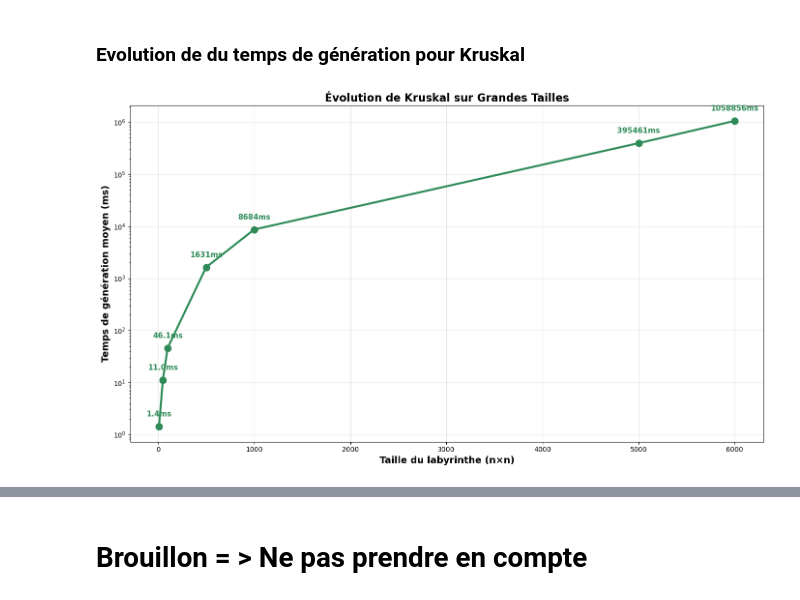
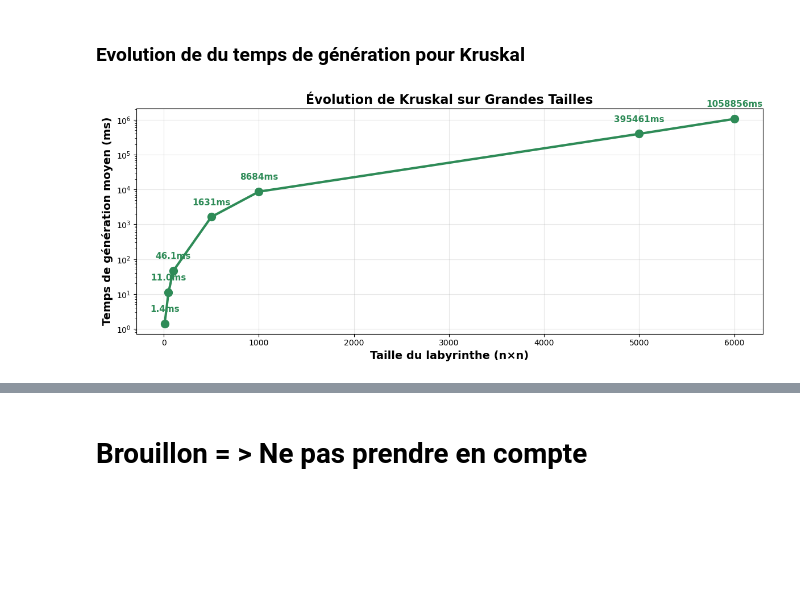
Before and after one commit to Paul-Emmanuel-Buffe/amazing-mazes, a Jupyter notebook: amazing_mazes_report.ipynb, the cells around one changed output, grey strips where cells are left out. Cells and saved outputs as stored; diff of their text form; code cells hidden in the pictures; blank space fills up the shorter version.

```diff
--- a/amazing_mazes_report.ipynb
+++ b/amazing_mazes_report.ipynb
@@ -366,8 +366,10 @@ SELECT
     filename,
     algorithm,
     union_find_operations,
+    backtrack_count,
     timestamp,
     maze_size,
+    ram_peak_mb,
     CASE
         WHEN filename = 'kruskal_strict_20_5.txt' THEN
             (SELECT mean(generation_time_ms) FROM df WHERE maze_size = 20 AND algorithm = 'kruskal')
@@ -470,33 +486,33 @@ ORDER BY maze_size
 """).df()
 
 # Création du graphique
-plt.figure(figsize=(14, 8))
+plt.figure(figsize=(12, 5))
 
 plt.plot(moyennes_kruskal['maze_size'], moyennes_kruskal['avg_time'],
          'o-', linewidth=3, markersize=10, label='Kruskal O(n² log n)', color='#2E8B57')
 
 plt.xlabel('Taille du labyrinthe (n×n)', fontsize=14, fontweight='bold')
 plt.ylabel('Temps de génération moyen (ms)', fontsize=14, fontweight='bold')
 plt.title('Évolution de Kruskal sur Grandes Tailles', fontsize=16, fontweight='bold')
 plt.grid(True, alpha=0.3)
 
 # Échelle logarithmique sur l'axe Y pour mieux visualiser la progression
 plt.yscale('log')
 
 # Affichage des valeurs sur les points
 for i, row in moyennes_kruskal.iterrows():
     if row['avg_time'] < 100:
         plt.annotate(f'{row["avg_time"]:.1f}ms',
                     (row['maze_size'], row['avg_time']),
                     textcoords="offset points", xytext=(0,15), ha='center',
                     fontsize=11, fontweight='bold', color='#2E8B57')
     else:
         plt.annotate(f'{row["avg_time"]:.0f}ms',
                     (row['maze_size'], row['avg_time']),
                     textcoords="offset points", xytext=(0,15), ha='center',
                     fontsize=11, fontweight='bold', color='#2E8B57')
 
 plt.tight_layout()
 plt.show()
 # %% [output]
-[figure, old version]
+[figure, new version]
```
Also changed, not shown: parts of 32 cells of this notebook.
